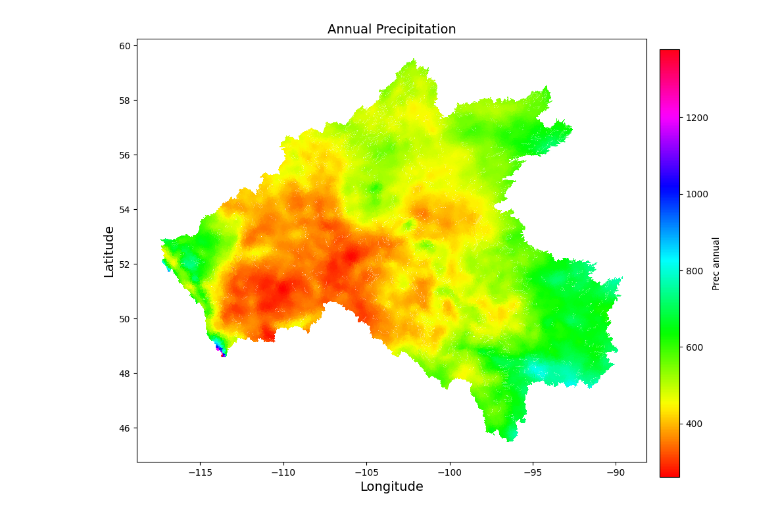
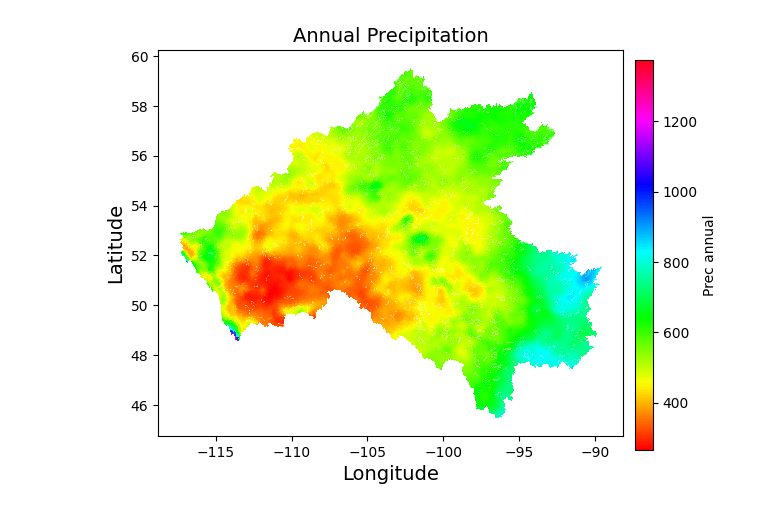
Before and after one commit to fuadyassin/MESH-Nelson-Churchill-Basin-Vector, a Jupyter notebook: 3-specific/Examining_outputs.ipynb, the cells around one changed output. Drawn from its saved outputs; the diff is of its cells as text; code cells hidden in the pictures.

```diff
--- a/3-specific/Examining_outputs.ipynb
+++ b/3-specific/Examining_outputs.ipynb
@@ -12,7 +100,7 @@ import matplotlib.colors as mcolors
 # Paths
 base_path = "/scratch/fuaday/ncrb-models/"
 ddbnetcdf_path = os.path.join(base_path, "MESH-ncrb/MESH_drainage_database.nc")
-climatedata_path = os.path.join(base_path, "easymore-outputs-merged/clf_ysm2.nc")
+climatedata_path = os.path.join(base_path, "easymore-outputs-merged/clm_Ysm_tmean.nc")
 #zip_path = '/project/6008034/Climate_Forcing_Data/geospatial-data/HydroLakes/HydroLAKES_polys_v10_shp.zip'
 
 shapefile_path = os.path.join(base_path, "geofabric-outputs/ncrb-geofabric")
@@ -80,0 +148,19 @@ NameError: name 'gpd' is not defined
+# %%
+
+climate_ds = nc.Dataset(climatedata_path)
+precip_data = climate_ds.variables['RDRS_v2.1_A_PR0_SFC'][:]
+climate_ds.close()
+
+# Prepare climate DataFrame
+climate_df = pd.DataFrame({
+    'COMID': drainage_df['subbasin'][:].astype(int),
+    'precann': np.ravel(precip_data * 3600).astype(np.float32)
+})
+
+# Merge DataFrames with GeoDataFrame
+merged_gdf = ncrb_gdf.merge(drainage_df, left_on='COMID', right_on='subbasin', how='left')
+final_merged_gdf = merged_gdf.merge(climate_df, on='COMID', how='left')
+
+# Save the merged GeoDataFrame as a new shapefile
+output_path = os.path.join(shapefile_path, "ncrb_shapefile_drainagedatabase.shp")
+final_merged_gdf.to_file(output_path)
@@ -119,21 +204,21 @@ merged_gdf2.to_file(output_path)
 # %%
-fig, ax = plt.subplots(1, 1, figsize=(10, 10))
+fig, ax = plt.subplots(1, 1, figsize=(6, 6))
 # Plot Drainage area
 viridis_r = plt.cm.get_cmap('hsv')#.reversed()
-prec_mapping = merged_gdf2.plot(column='precann', ax=ax, legend=False, vmin=merged_gdf2['precann'].min(), vmax=merged_gdf2['precann'].max(), cmap=viridis_r)
+prec_mapping = final_merged_gdf.plot(column='precann', ax=ax, legend=False, vmin=final_merged_gdf['precann'].min(), vmax=final_merged_gdf['precann'].max(), cmap=viridis_r)
 # Manually add colorbar axes with reduced height
 cbar_ax = fig.add_axes([0.92, 0.15, 0.03, 0.65])  # Reduced height
 colorbar = fig.colorbar(prec_mapping.get_children()[0], cax=cbar_ax, orientation='vertical')
 colorbar.set_label('Prec annual')
 # Add axis labels and plot title
 ax.set_xlabel('Longitude', fontsize=14)  # Assuming appropriate labels for geographic data
 ax.set_ylabel('Latitude', fontsize=14)
 ax.set_title('Annual Precipitation', fontsize=14)
 # Save the figure
 plt.savefig('AnnualPrecipitation.png', dpi=300)  # Adjust dpi for higher resolution
 plt.show()
 # %% [output]
-[figure, old version]
+[figure, new version]
 # %%
 # Assume merged_gdf is already prepared and loaded as per your previous code
 # Identify the last 16 columns and ignore the last one
```
Also changed, not shown: parts of 8 cells of this notebook, 22 other files.
